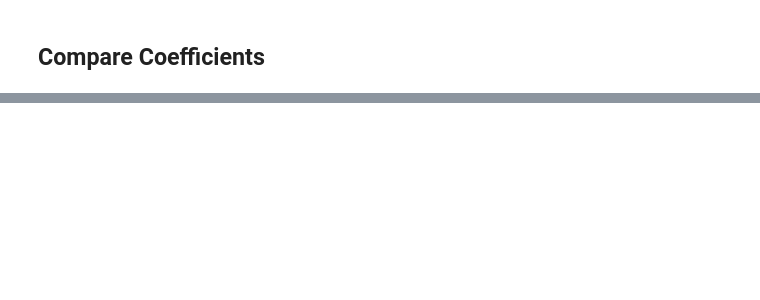
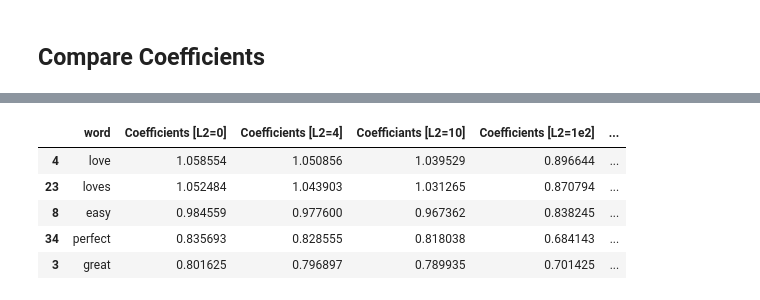
Before and after one commit to alofgreen/Machine-Learning-Specialization---Coursera, a Jupyter notebook: Classification/week 2 assignment 2.ipynb, the cells around one changed output, grey strips where cells are left out. Saved outputs shown, nothing was run; the diff lists cells and outputs as text; code cells hidden in the pictures; blank space fills up the shorter version.

```diff
--- a/Classification/week 2 assignment 2.ipynb
+++ b/Classification/week 2 assignment 2.ipynb
@@ -377,3 +353,12 @@ negative_words=sorted(word_coeff_tuples_lst[0], key=lambda x:x[1], reverse=False
+# %%
+table.sort_values(by='Coefficients [L2=0]',ascending=False)[0:5]
+# %% [output]
+|  | word | Coefficients [L2=0] | Coefficients [L2=4] | Coefficiants [L2=10] | Coefficients [L2=1e2] | ... |
+| 4 | love | 1.058554 | 1.050856 | 1.039529 | 0.896644 | ... |
+| 23 | loves | 1.052484 | 1.043903 | 1.031265 | 0.870794 | ... |
+| 8 | easy | 0.984559 | 0.977600 | 0.967362 | 0.838245 | ... |
+| 34 | perfect | 0.835693 | 0.828555 | 0.818038 | 0.684143 | ... |
+| 3 | great | 0.801625 | 0.796897 | 0.789935 | 0.701425 | ... |
 # %%
 import matplotlib.pyplot as plt
 %matplotlib inline
```
Also changed, not shown: parts of 39 cells of this notebook.
